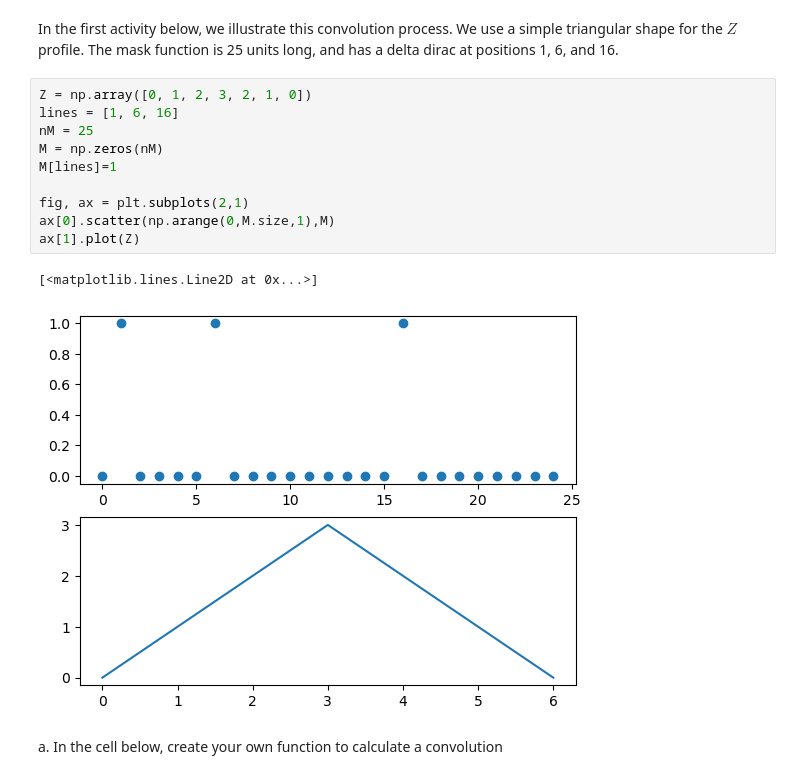
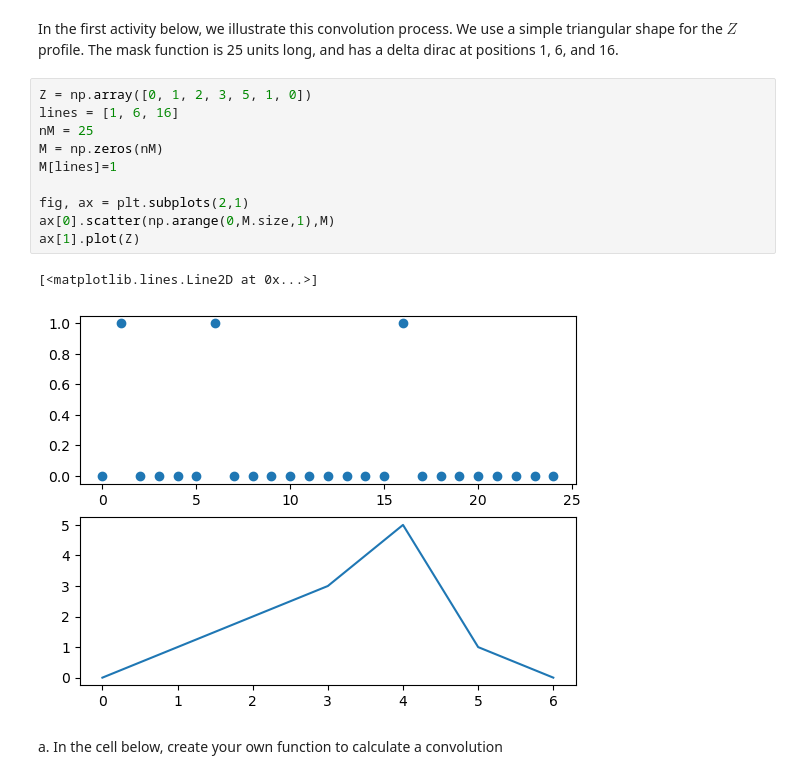
Before and after one commit to veropetit/SpectropolarimetryLectures, a Jupyter notebook: LSD_Solution.ipynb, the cells around one changed output. Drawn from its saved outputs; the diff is of its cells as text.

```diff
--- a/LSD_Solution.ipynb
+++ b/LSD_Solution.ipynb
@@ -18,18 +18,18 @@ In this case, we can therefore think of a star's spectrum as being the convoluti
 # %% [markdown]
 In the first activity below, we illustrate this convolution process. We use a simple triangular shape for the $Z$ profile. The mask function is 25 units long, and has a delta dirac at positions 1, 6, and 16.
 # %%
-Z = np.array([0, 1, 2, 3, 2, 1, 0])
+Z = np.array([0, 1, 2, 3, 5, 1, 0])
 lines = [1, 6, 16]
 nM = 25
 M = np.zeros(nM)
 M[lines]=1
 
 fig, ax = plt.subplots(2,1)
 ax[0].scatter(np.arange(0,M.size,1),M)
 ax[1].plot(Z)
 # %% [output]
 [<matplotlib.lines.Line2D at 0x...>]
-[figure, old version]
+[figure, new version]
 # %% [markdown]
 a. In the cell below, create your own function to calculate a convolution
 # %%
```
Also changed, not shown: parts of 16 cells of this notebook, 1 other file.
